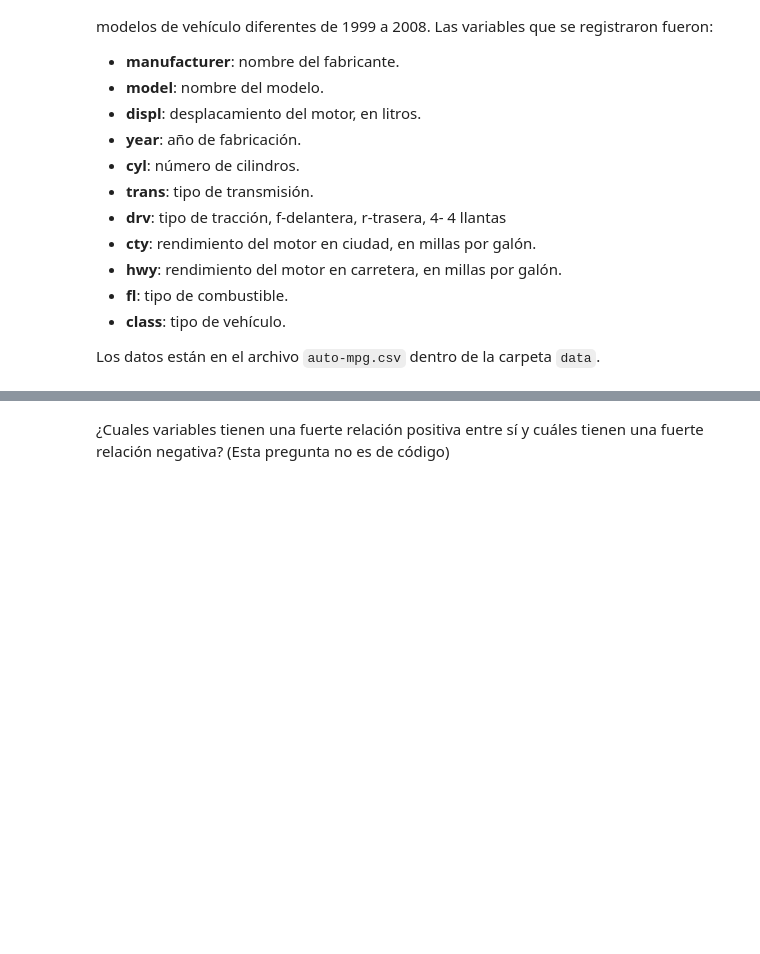
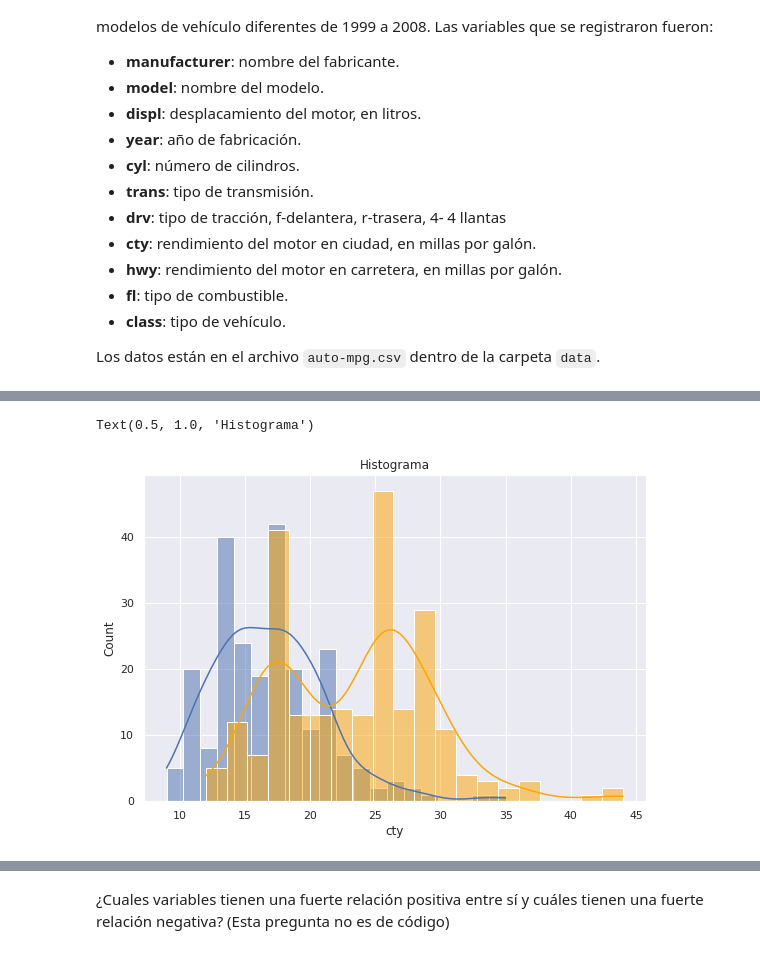
Before and after one commit to FannarLumi/semana-tec-analitica, a Jupyter notebook: 5.2 - Actividad - Visualización de datos.ipynb, the cells around one changed output, grey strips where cells are left out. Drawn from its saved outputs; the diff is of its cells as text; code cells hidden in the pictures; blank space fills up the shorter version.

```diff
--- a/5.2 - Actividad - Visualización de datos.ipynb
+++ b/5.2 - Actividad - Visualización de datos.ipynb
@@ -47,6 +67,16 @@ Los datos están en el archivo `auto-mpg.csv` dentro de la carpeta `data`.
 # %%
 # Haz un histograma de las variables numéricas cty, hwy (uno para cada variable)
 # EXTRA: puedes graficar los histogramas en una sola imagen. Busca el método subplots y la documentación de Seaborn para hacerlo.
+fig = plt.figure(figsize = (9,6))
+sns.histplot(data = autos_df, x= "cty", bins = 20, kde = True)
+plt.title("Hstograma")
+
+#El naranja es en carretera
+sns.histplot(data = autos_df, x = "hwy", bins = 20, kde=True, color = "orange")
+plt.title("Histograma")
+# %% [output]
+Text(0.5, 1.0, 'Histograma')
+[figure, added]
 # %%
 # *** ¿Cómo se comparar el rendimiento en carretera (hwy) contra el número de cilindros?
 # Haz un gráfico que represente esta relación.
```
Also changed, not shown: parts of 10 cells of this notebook, 2 other files.
